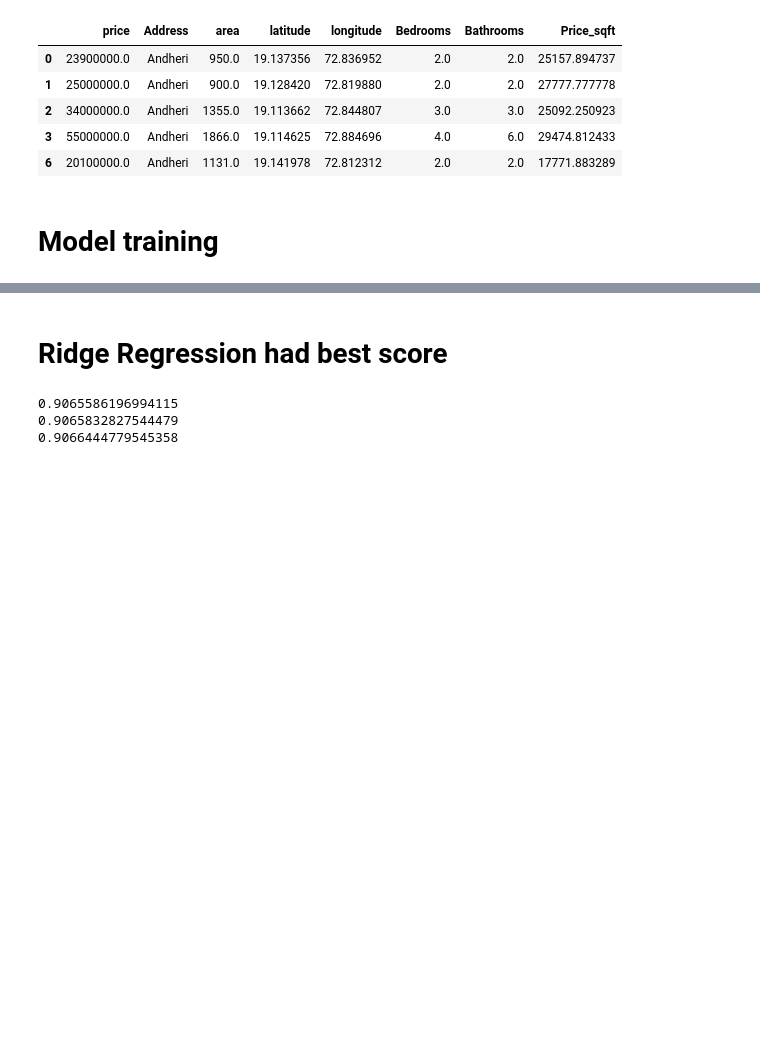
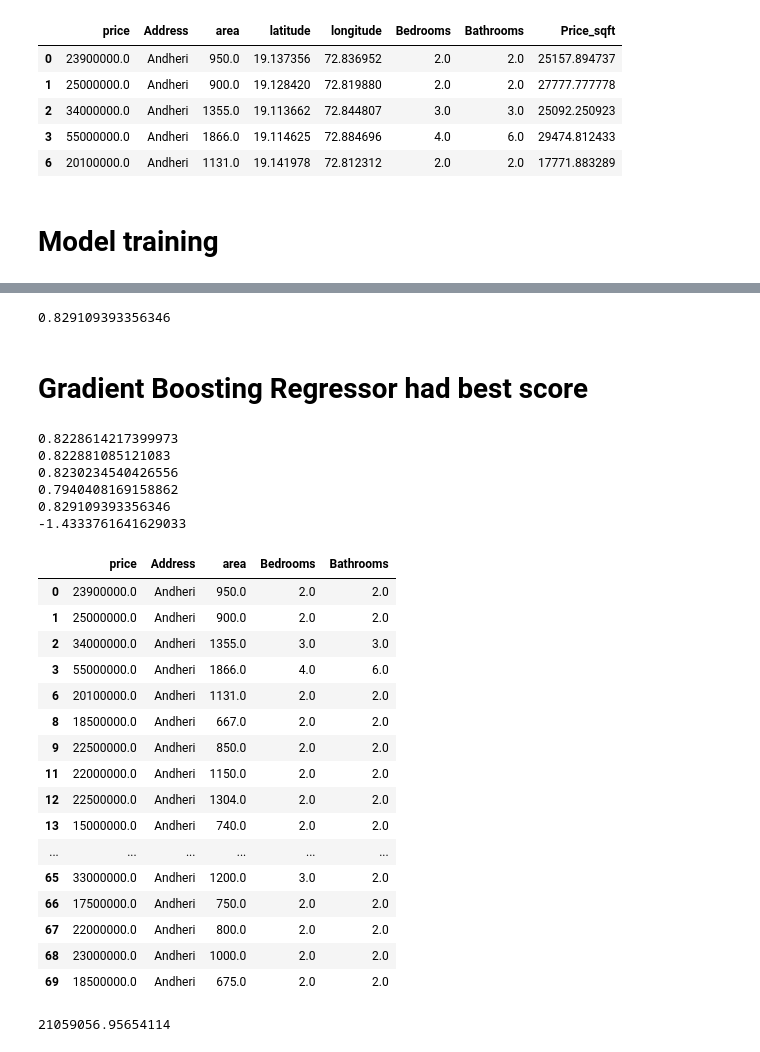
Before and after one commit to 24yashmistry/Amchi_Mumbai, a Jupyter notebook: personal_project.ipynb, the cells around one changed output, grey strips where cells are left out. Drawn from its saved outputs; the diff is of its cells as text; code cells hidden in the pictures; blank space fills up the shorter version.

Commit message:
model trained with current best Accuracy for now

```diff
--- a/personal_project.ipynb
+++ b/personal_project.ipynb
@@ -405,6 +412,8 @@ data.head()
 | 2 | 34000000.0 | Andheri | 1355.0 | 19.113662 | 72.844807 | 3.0 | 3.0 | 25092.250923 |
 | 3 | 55000000.0 | Andheri | 1866.0 | 19.114625 | 72.884696 | 4.0 | 6.0 | 29474.812433 |
 | 6 | 20100000.0 | Andheri | 1131.0 | 19.141978 | 72.812312 | 2.0 | 2.0 | 17771.883289 |
+# %%
+data.drop(columns=['latitude','longitude','Price_sqft'], inplace=True)
 # %%
 data.to_csv('Final Cleaned data.csv')
 # %% [markdown]
@@ -473,13 +508,43 @@ r2_score(y_test, y_pred_rd)
+# %%
+r2_score(y_test, y_pred_gbr)
+# %% [output]
+0.829109393356346
 # %% [markdown]
-# Ridge Regression had best score
+# Gradient Boosting Regressor had best score
 # %%
 print(r2_score(y_test, y_pred_lr))
 print(r2_score(y_test, y_pred_lasso))
 print(r2_score(y_test, y_pred_rd))
+print(r2_score(y_test, y_pred_fr))
+print(r2_score(y_test, y_pred_gbr))
+print(r2_score(y_test, y_pred_mlp))
 # %% [output]
-0.9065586196994115
-0.9065832827544479
-0.9066444779545358
+0.8228614217399973
+0.822881085121083
+0.8230234540426556
+0.7940408169158862
+0.829109393356346
+-1.4333761641629033
 # %%
 import pickle
 pickle.dump(pipe, open('Model/Aamchi_Mumbai.pkl', 'wb'))
+# %%
+data.head(50)
+# %% [output]
+|  | price | Address | area | Bedrooms | Bathrooms |
+| 0 | 23900000.0 | Andheri | 950.0 | 2.0 | 2.0 |
+| 1 | 25000000.0 | Andheri | 900.0 | 2.0 | 2.0 |
+| 2 | 34000000.0 | Andheri | 1355.0 | 3.0 | 3.0 |
+| 3 | 55000000.0 | Andheri | 1866.0 | 4.0 | 6.0 |
+| 6 | 20100000.0 | Andheri | 1131.0 | 2.0 | 2.0 |
+| 8 | 18500000.0 | Andheri | 667.0 | 2.0 | 2.0 |
+| 9 | 22500000.0 | Andheri | 850.0 | 2.0 | 2.0 |
+| 11 | 22000000.0 | Andheri | 1150.0 | 2.0 | 2.0 |
+| 12 | 22500000.0 | Andheri | 1304.0 | 2.0 | 2.0 |
+| 13 | 15000000.0 | Andheri | 740.0 | 2.0 | 2.0 |
+| ... | ... | ... | ... | ... | ... |
+| 65 | 33000000.0 | Andheri | 1200.0 | 3.0 | 2.0 |
+| 66 | 17500000.0 | Andheri | 750.0 | 2.0 | 2.0 |
+| 67 | 22000000.0 | Andheri | 800.0 | 2.0 | 2.0 |
+| 68 | 23000000.0 | Andheri | 1000.0 | 2.0 | 2.0 |
+| 69 | 18500000.0 | Andheri | 675.0 | 2.0 | 2.0 |
@@ -485,0 +560,4 @@ pickle.dump(pipe, open('Model/Aamchi_Mumbai.pkl', 'wb'))
+# %%
+prediction[0]
+# %% [output]
+21059056.95654114
```
Also changed, not shown: parts of 16 cells of this notebook.
